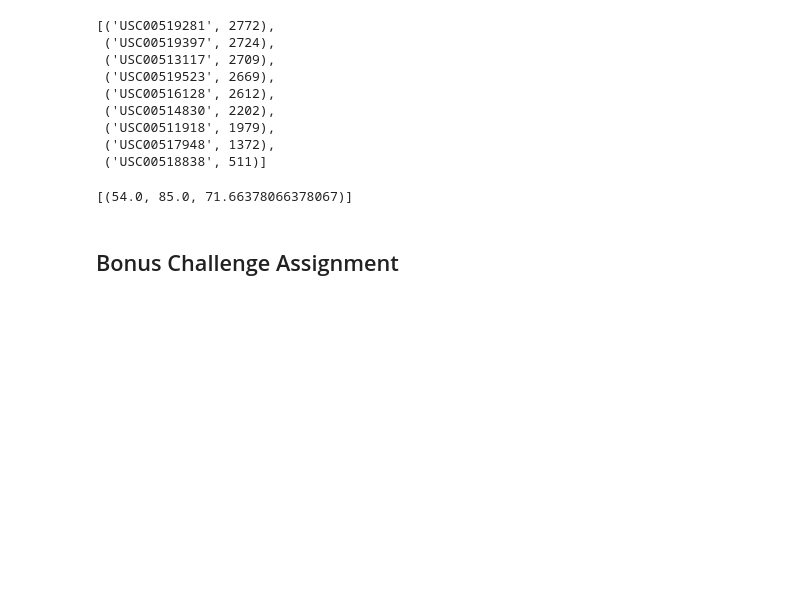
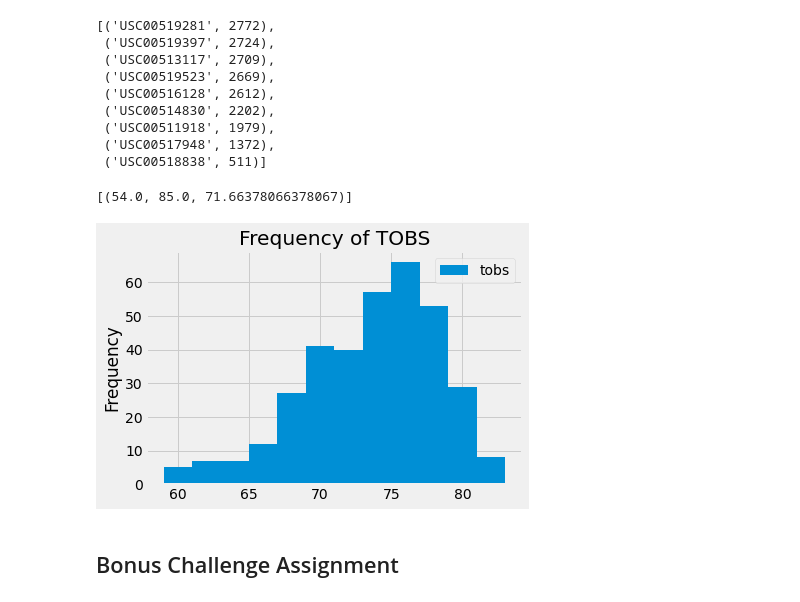
Before and after one commit to Eabuel15/sqlalcehmy-challenge, a Jupyter notebook: climate_starter.ipynb, the cells around one changed output. Cells and saved outputs as stored; diff of their text form; code cells hidden in the pictures; blank space fills up the shorter version.

```diff
--- a/climate_starter.ipynb
+++ b/climate_starter.ipynb
@@ -178,7 +178,19 @@ session.query(func.min(Measurement.tobs), func.max(Measurement.tobs),func.avg(Me
 # %%
 # Choose the station with the highest number of temperature observations.
 # Query the last 12 months of temperature observation data for this station and plot the results as a histogram
 highest_obs = active_stations[0][0]
+observations = session.query(Measurement.date, Measurement.tobs).\
+                        filter(Measurement.date >= "2016-08-23").\
+                        filter(Measurement.date <= "2017-08-23").\
+                        filter(Measurement.station == highest_obs).all()
+
+observations_df = pd.DataFrame(observations)
+
+# Plotting histogram
+observations_df.plot.hist(title = "Frequency of TOBS", label = "Temperature", bins=12)
+plt.savefig("Station Histogram.png")
+# %% [output]
+[figure, added]
 # %% [markdown]
 ## Bonus Challenge Assignment
 # %%
```
